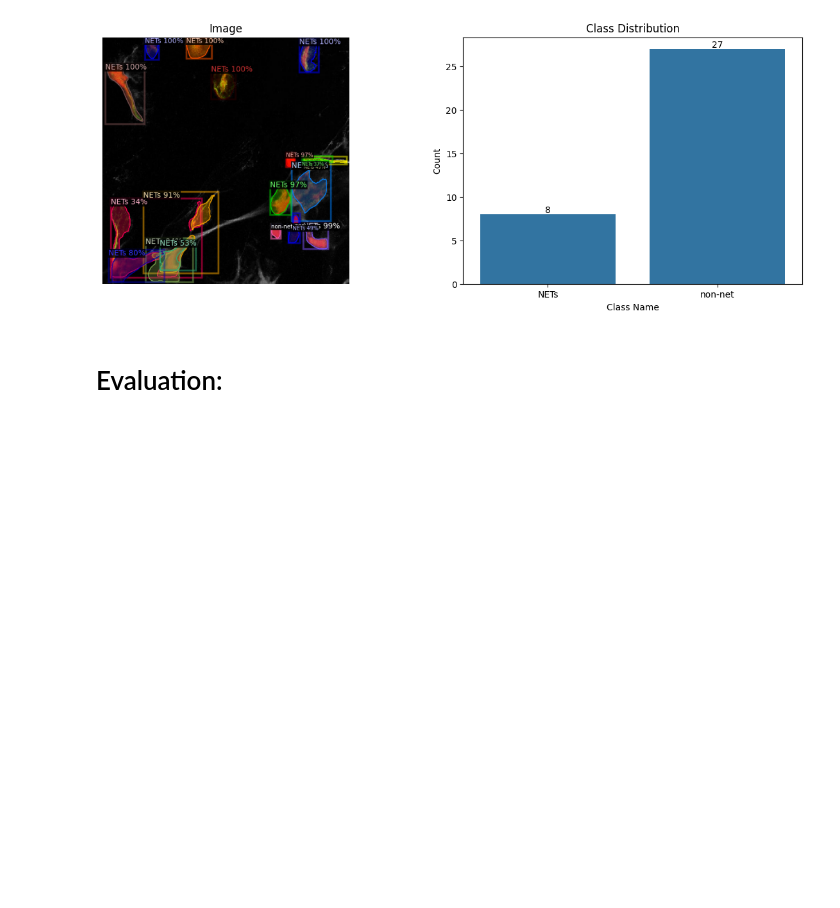
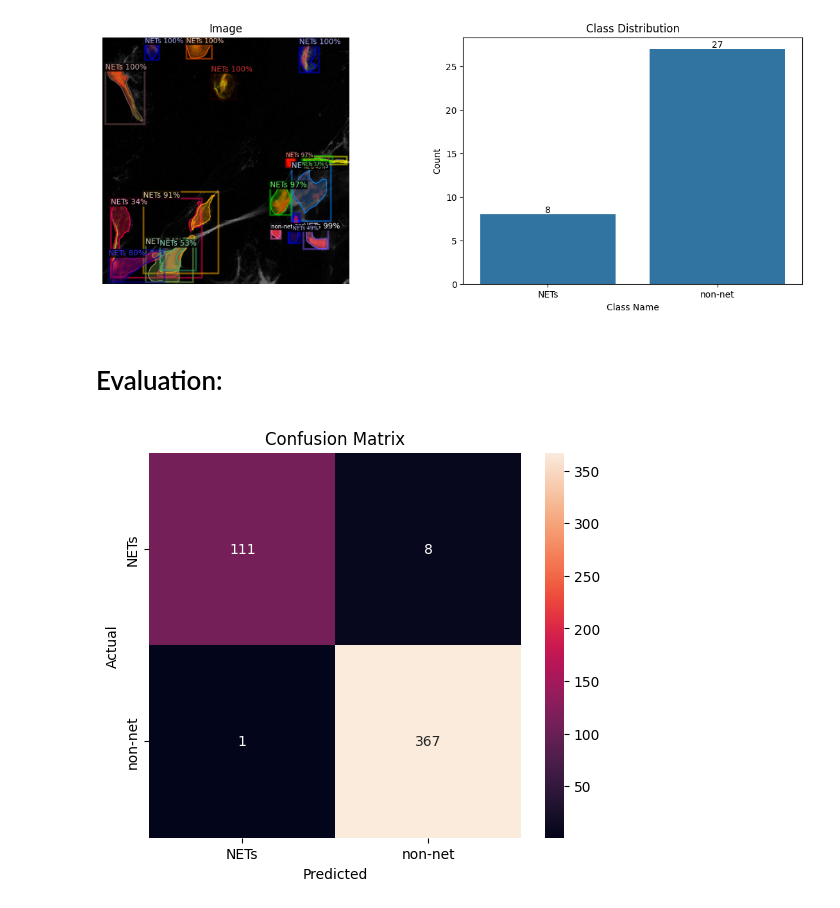
Before and after one commit to OhuneneIbrahim/Automated_Net_recorgnition_and_Quantification_app, a Jupyter notebook: NET_Instance_segmentation/NETs_project_detectron2.ipynb, the cells around one changed output. Saved outputs shown, nothing was run; the diff lists cells and outputs as text; code cells hidden in the pictures; blank space fills up the shorter version.

Commit message:
Added evaluation metrics.
I added confusion matrix, Accuracy, precision, recall, and F1 scores.

```diff
--- a/NET_Instance_segmentation/NETs_project_detectron2.ipynb
+++ b/NET_Instance_segmentation/NETs_project_detectron2.ipynb
@@ -339,3 +337,8 @@ for image_path in image_files:
 [figure]
 # %% [markdown]
 # Evaluation:
+# %%
+def compute_iou(mask1, mask2):
+    intersection = np.logical_and(mask1, mask2).sum()
+    union = np.logical_or(mask1, mask2).sum()
+    return intersection / union if union > 0 else 0
@@ -341,0 +405,20 @@ for image_path in image_files:
+# %%
+y_true, y_pred = evaluate_model(val_dicts, predictor, val_meta)
+valid = [i for i in range(len(y_true)) if y_true[i] != -1 and y_pred[i] != -1]
+
+y_true_clean = [y_true[i] for i in valid]
+y_pred_clean = [y_pred[i] for i in valid]
+# %%
+cm = confusion_matrix(y_true_clean, y_pred_clean)
+
+plt.figure(figsize=(6,5))
+sns.heatmap(cm, annot=True, fmt='d',
+            xticklabels=val_meta.thing_classes,
+            yticklabels=val_meta.thing_classes)
+
+plt.xlabel("Predicted")
+plt.ylabel("Actual")
+plt.title("Confusion Matrix")
+plt.show()
+# %% [output]
+[figure, added]
```
Also changed, not shown: parts of 7 cells of this notebook.
